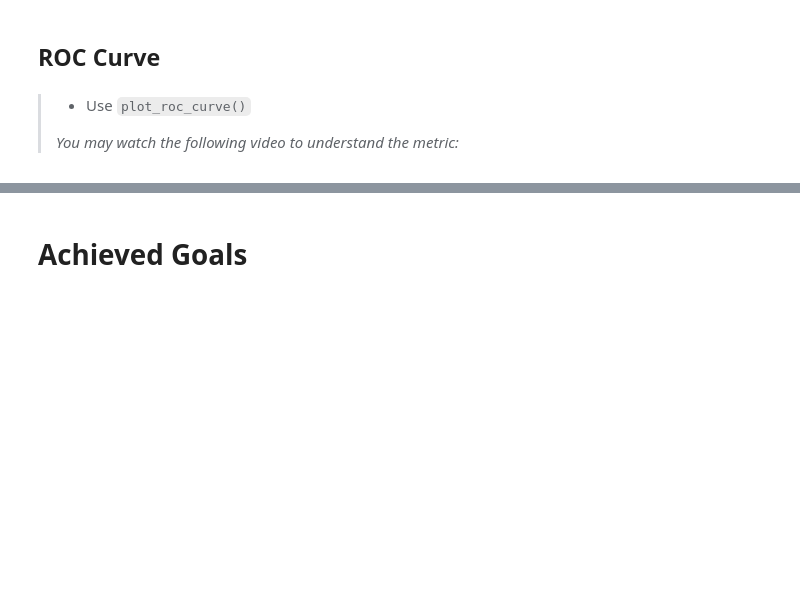
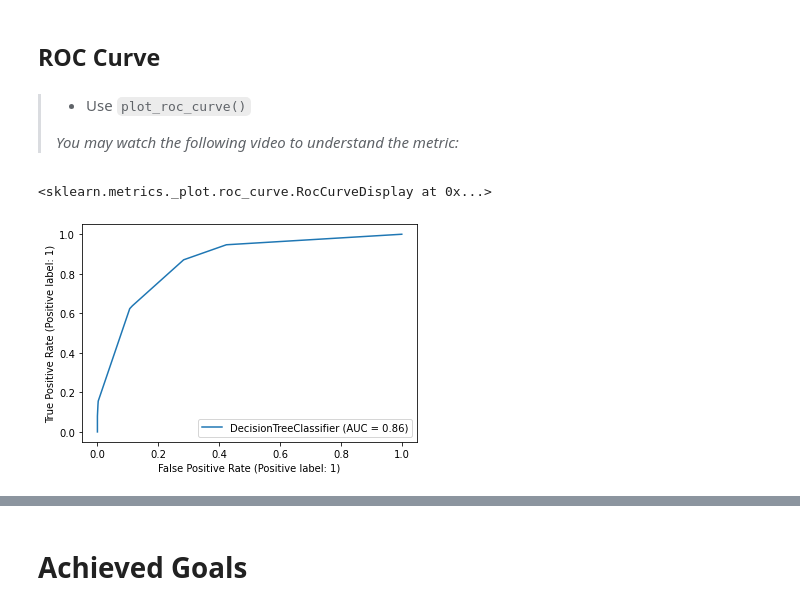
Before and after one commit to frands97/machine-learning-program, a Jupyter notebook: II Machine Learning & Deep Learning/#06. Decision Tree. A Supervised Classification Model/06practice.ipynb, the cells around one changed output, grey strips where cells are left out. Saved outputs shown, nothing was run; the diff lists cells and outputs as text; code cells hidden in the pictures; blank space fills up the shorter version.

```diff
--- a/II Machine Learning & Deep Learning/#06. Decision Tree. A Supervised Classification Model/06practice.ipynb
+++ b/II Machine Learning & Deep Learning/#06. Decision Tree. A Supervised Classification Model/06practice.ipynb
@@ -136,3 +337,8 @@ person = df.sample()
+# %%
+plot_roc_curve(estimator=model, X=explanatory, y=target)
+# %% [output]
+<sklearn.metrics._plot.roc_curve.RocCurveDisplay at 0x...>
+[figure, added]
 # %%
 %%HTML
 <iframe width="560" height="315" src="https://www.youtube.com/embed/4jRBRDbJemM" title="YouTube video player" frameborder="0" allow="accelerometer; autoplay; clipboard-write; encrypted-media; gyroscope; picture-in-picture" allowfullscreen></iframe>
```
Also changed, not shown: parts of 40 cells of this notebook, 3 other files.
